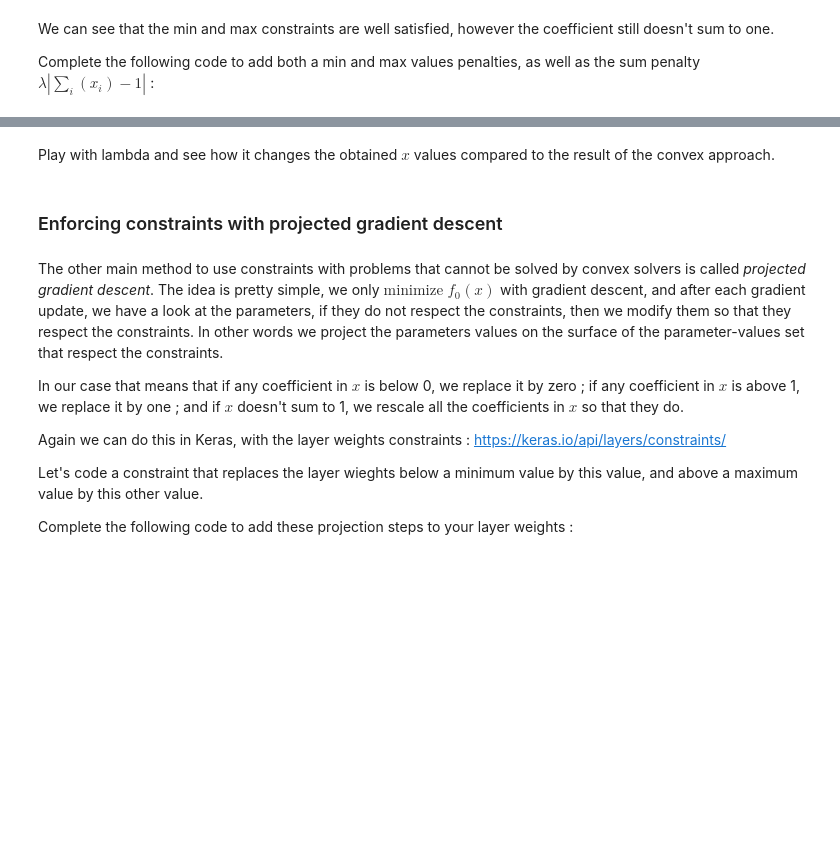
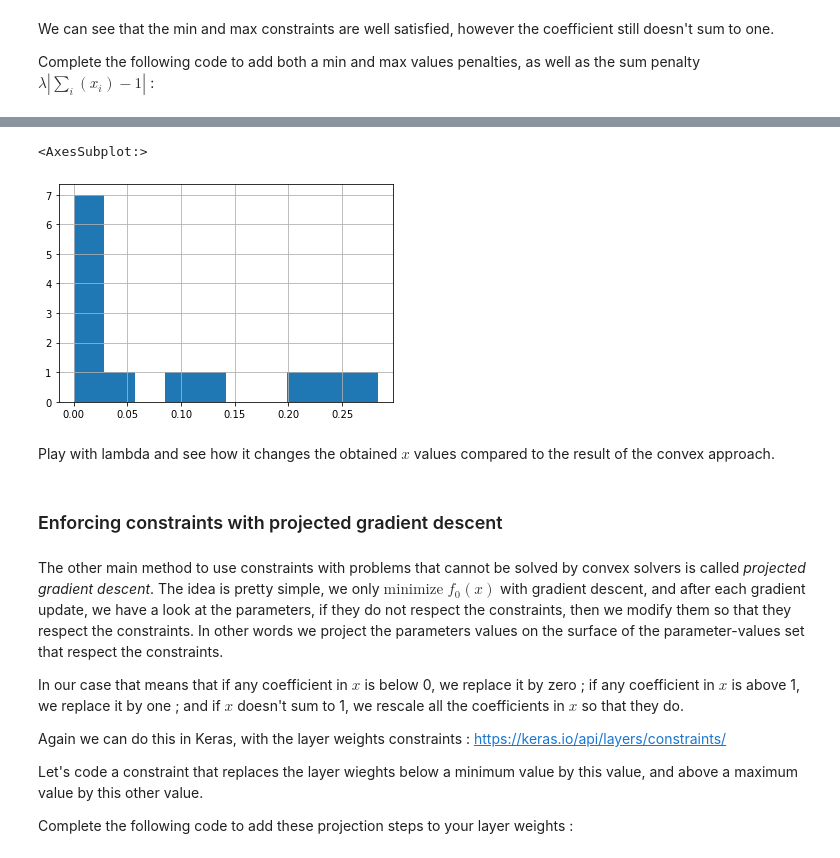
Before and after one commit to rubalravinder/ML8_optimisation, a Jupyter notebook: notebooks/Machine_Learning_8_constrained_optimization.ipynb, the cells around one changed output, grey strips where cells are left out. Drawn from its saved outputs; the diff is of its cells as text; code cells hidden in the pictures; blank space fills up the shorter version.

Commit message:
day2 non-convex

```diff
--- a/notebooks/Machine_Learning_8_constrained_optimization.ipynb
+++ b/notebooks/Machine_Learning_8_constrained_optimization.ipynb
@@ -491,6 +491,9 @@ from keras.optimizers import *
 A = mineral_chemical_compositions
 b = sample_chemical_composition
 # %%
+# on crée un modèle qui va faire une régression linéaire (comme ce qu'on faisait en haut avec cvxpy).
+# Si un modèle n'a pas de hidden layers, c'est un modèle de régression linéaire.
+
 def linear_regression_model(input_dim):
     """
     Input :
@@ -503,6 +506,9 @@ def linear_regression_model(input_dim):
 
     """
     #TOFILL
+    regression_layer = Dense(1, input_dim=input_dim, use_bias=False) # bias = False parce qu'on veut pas l'intercept, juste les slopes
+    model = Sequential([regression_layer])
+    model.compile(optimizer='adam', loss='mean_absolute_error')
 
     return model, regression_layer
 # %%
@@ -541,7 +583,10 @@ class LinearBoxPenalties(regularizers.Regularizer):
 
     def __call__(self, x):
         #TOFILL:
-        return
+        pen_inegalite_1 = tf.reduce_sum(tf.keras.activations.relu(-x + self.min_value)) # max(self.min_value,(-x))
+        pen_inegalite_2 = tf.reduce_sum(tf.keras.activations.relu(x - self.max_value)) # max(0, (x-self.max_value))
+        x_constrained = self.lambda_ * (pen_inegalite_1 + pen_inegalite_2)
+        return x_constrained
 # %% [markdown]
 And rewrite your linear regression so that it takes into account your penalty :
 # %%
@@ -558,7 +603,9 @@ def linear_regression_model_with_penalty_cstrs(input_dim, regularizer):
 
     """
     #TOFILL
-
+    regression_layer = Dense(1, input_dim=input_dim, use_bias=False, kernel_regularizer=regularizer)
+    model = Sequential([regression_layer])
+    model.compile(optimizer='adam', loss='mean_absolute_error')
 
     return model, regression_layer
 # %% [markdown]
@@ -595,7 +680,11 @@ class LinearBoxAndSumPenalties(regularizers.Regularizer):
 
     def __call__(self, x):
         #TOFILL
-        return
+        pen_inegalite_1 = tf.reduce_sum(tf.keras.activations.relu(-x + self.min_value)) # max(self.min_value,(-x))
+        pen_inegalite_2 = tf.reduce_sum(tf.keras.activations.relu(x - self.max_value)) # max(0, (x-self.max_value))
+        pen_sum = abs(tf.reduce_sum(x)- self.sum_value)
+        x_constrained = self.lambda_ * (pen_inegalite_1 + pen_inegalite_2 + pen_sum)
+        return x_constrained
 # %%
 penalty_regularizer = LinearBoxAndSumPenalties(lambda_ = 10, min_value = 0, max_value = 1, sum_value = 1)
 
@@ -607,3 +732,9 @@ model.fit(A,b, epochs=max_epochs, batch_size=batch_size)
+# %%
+pd.Series(regression_layer.get_weights()).hist() # par rapport aux fonctions convexes, ici la majorité des coefs sont répartis entre 0 et 1
+# les coefs ne sont pas tous soit proches de 0 ou de 1
+# %% [output]
+<AxesSubplot:>
+[figure, added]
 # %% [markdown]
 Play with lambda and see how it changes the obtained $x$ values compared to the result of the convex approach.
 # %% [markdown]
```
Also changed, not shown: parts of 19 cells of this notebook, 1 other file.
